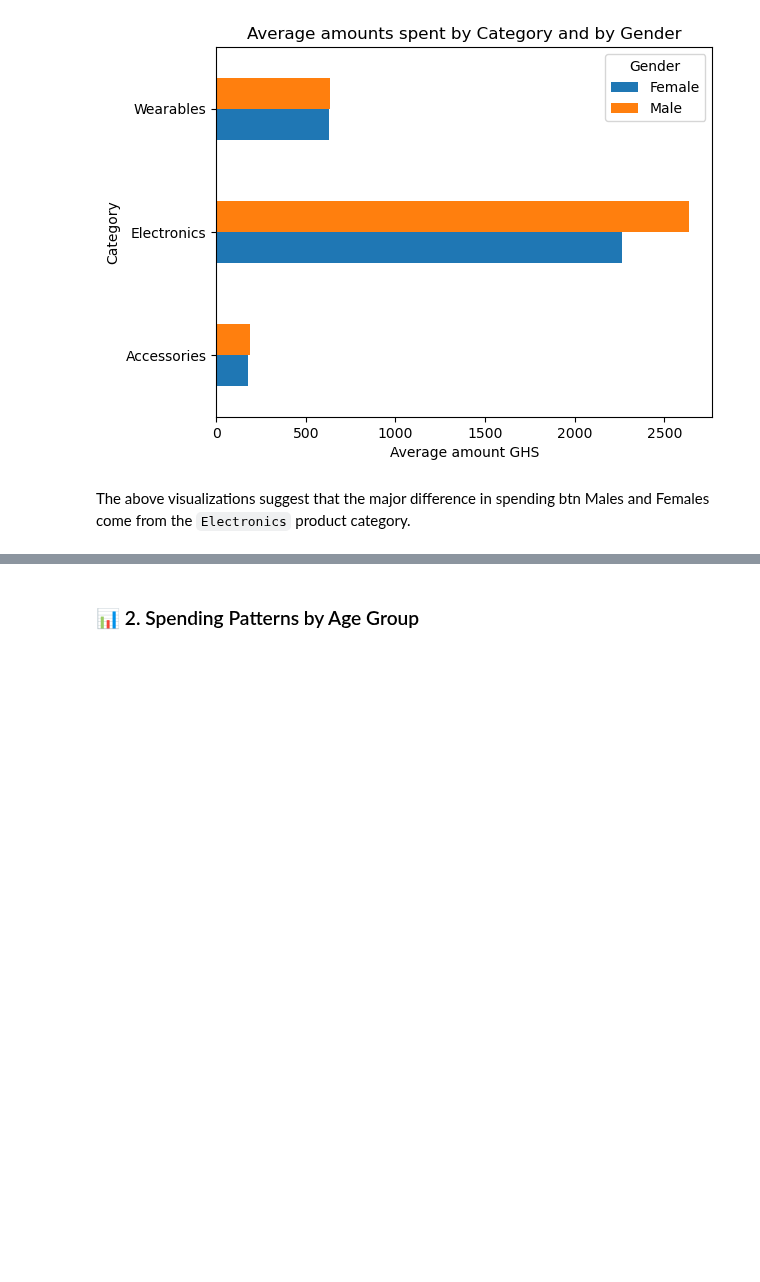
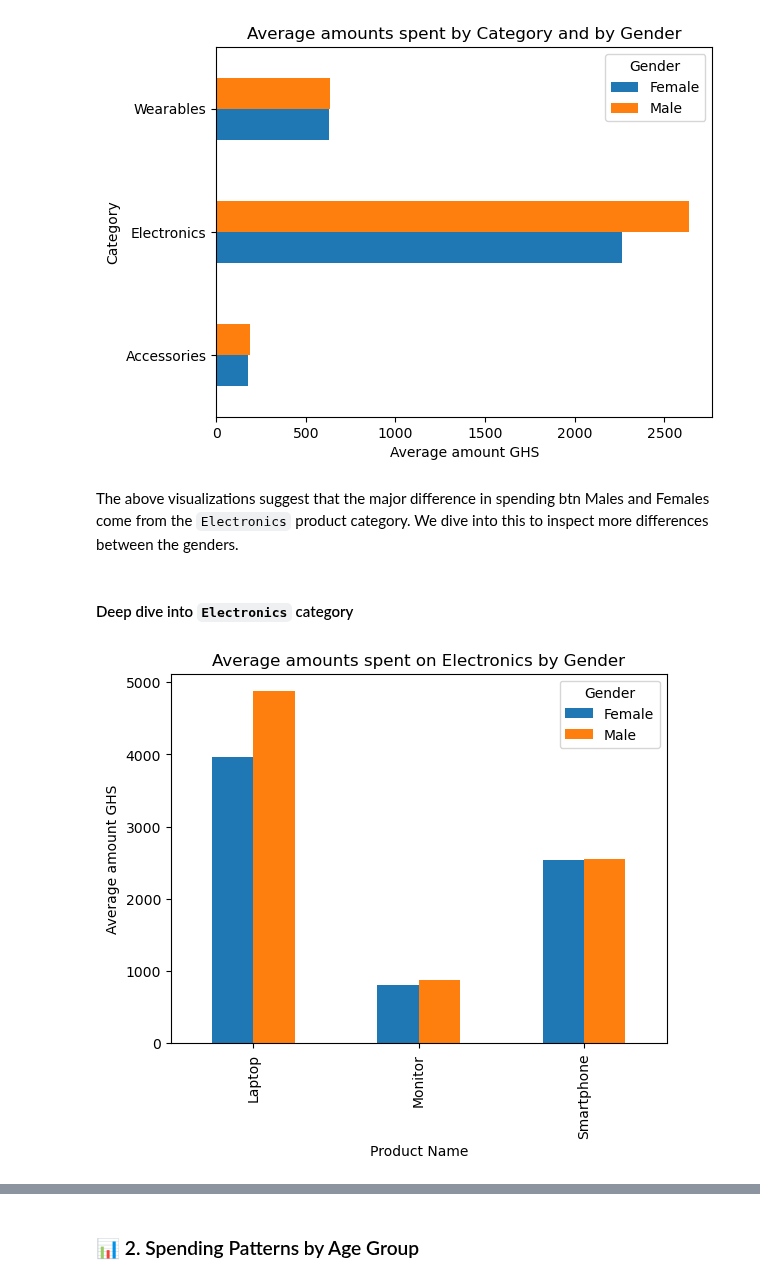
Before and after one commit to Mohammed-Hanan-Othman/ecommerce-sales-analysis, a Jupyter notebook: notebooks/1.customer_behaviour_analysis.ipynb, the cells around one changed output, grey strips where cells are left out. Drawn from its saved outputs; the diff is of its cells as text; code cells hidden in the pictures; blank space fills up the shorter version.

Commit message:
Added visualizations for gender spending patterns including deeper dive into specific categories

```diff
--- a/notebooks/1.customer_behaviour_analysis.ipynb
+++ b/notebooks/1.customer_behaviour_analysis.ipynb
@@ -86,4 +91,17 @@ plt.show()
 # %% [output]
 [figure]
 # %% [markdown]
-The above visualizations suggest that the major difference in spending btn Males and Females come from the `Electronics` product category.
+The above visualizations suggest that the major difference in spending btn Males and Females come from the `Electronics` product category. We dive into this to inspect more differences between the genders.
+# %% [markdown]
+#### Deep dive into `Electronics` category
+# %%
+# Diving deeper into the electronics
+df_electronics = df[df["Category"] == "Electronics"]
+electronics_categories = df_electronics.groupby(by=["Product Name", "Gender"])["Total Price Calc"].mean().sort_values(ascending=False).unstack()
+electronics_categories.plot(kind="bar")
+plt.title("Average amounts spent on Electronics by Gender")
+plt.ylabel("Average amount GHS")
+plt.xlabel("Product Name")
+plt.show()
+# %% [output]
+[figure, added]
```
Also changed, not shown: parts of 6 cells of this notebook.
